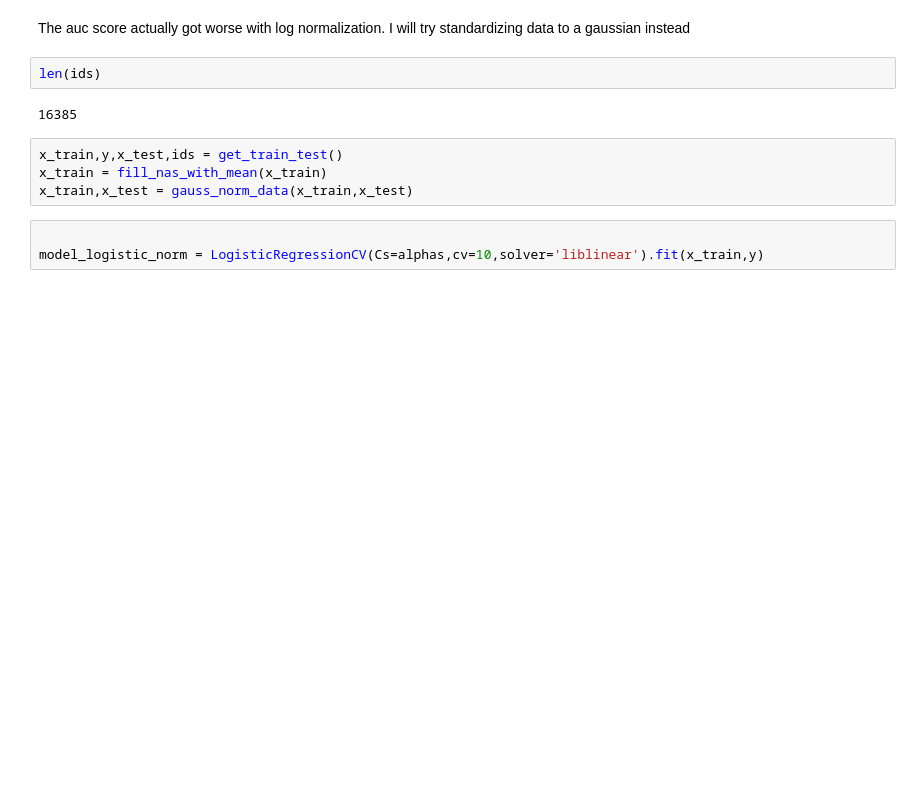
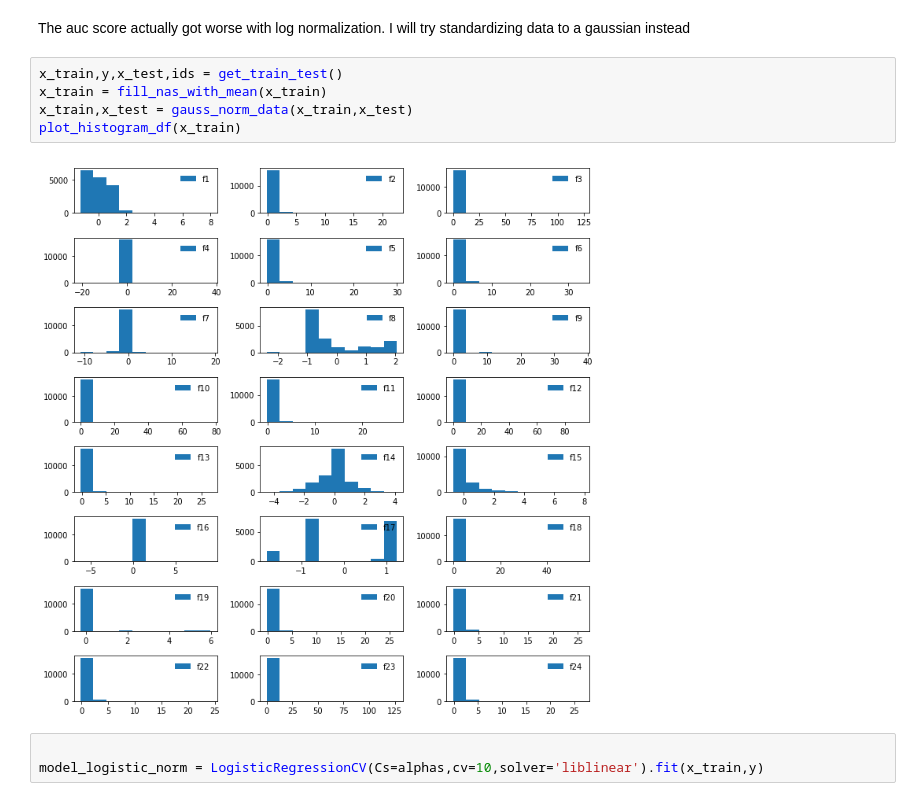
Before and after one commit to JavierPalomares90/kaggle-competition, a Jupyter notebook: Kaggle_Competition_Redux.ipynb, the cells around one changed output. Cells and saved outputs as stored; diff of their text form; blank space fills up the shorter version.

```diff
--- a/Kaggle_Competition_Redux.ipynb
+++ b/Kaggle_Competition_Redux.ipynb
@@ -200,14 +215,13 @@ write_predictions("predictions/logistic_regression_preproc_"+datetime.datetime.n
 # %% [markdown]
 The auc score actually got worse with log normalization.
 I will try standardizing data to a gaussian instead
-# %%
-len(ids)
-# %% [output]
-16385
 # %%
 x_train,y,x_test,ids = get_train_test()
 x_train = fill_nas_with_mean(x_train)
 x_train,x_test = gauss_norm_data(x_train,x_test)
+plot_histogram_df(x_train)
+# %% [output]
+[figure, added]
 # %%
 
 model_logistic_norm = LogisticRegressionCV(Cs=alphas,cv=10,solver='liblinear').fit(x_train,y)
```
Also changed, not shown: parts of 11 cells of this notebook.
